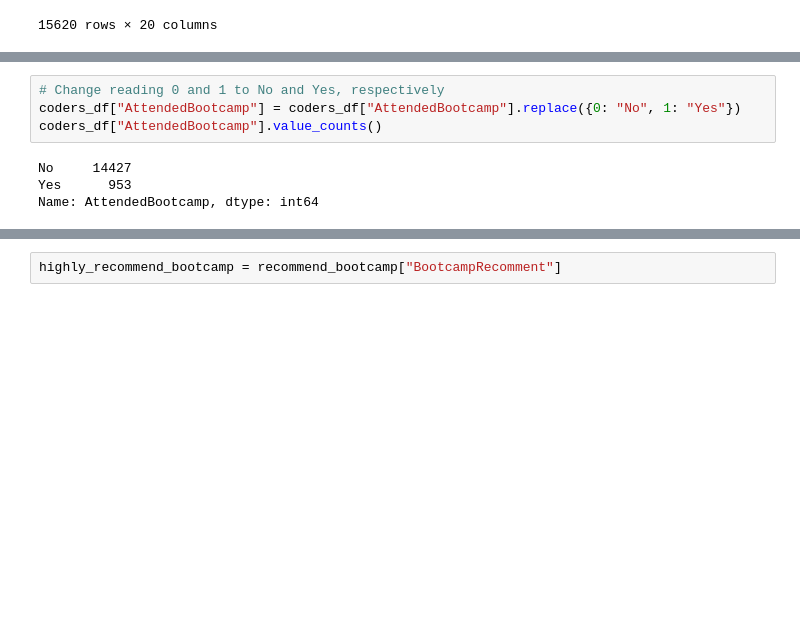
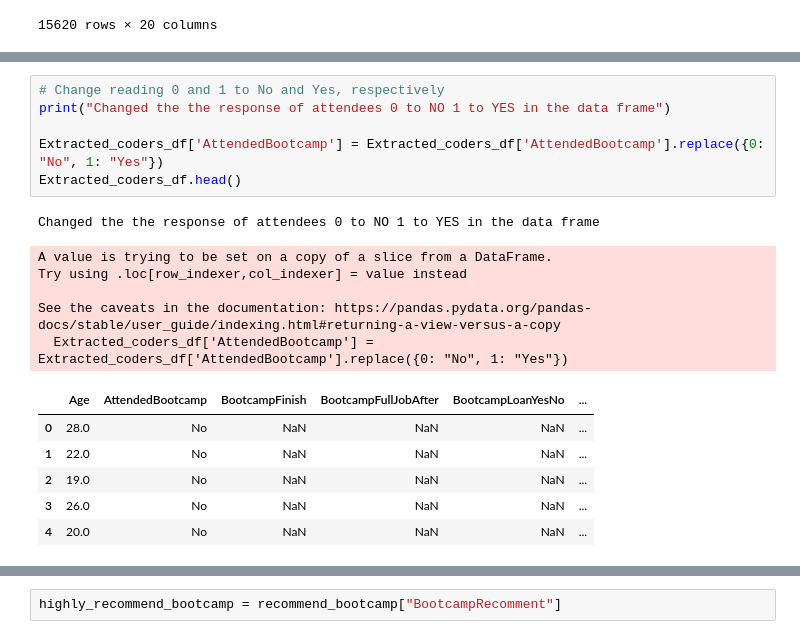
Before and after one commit to Fraolabebe/pandas-challenge, a Jupyter notebook: Project/Mini Project Part 2/project_part_two.ipynb, the cells around one changed output, grey strips where cells are left out. Saved outputs shown, nothing was run; the diff lists cells and outputs as text; blank space fills up the shorter version.

```diff
--- a/Project/Mini Project Part 2/project_part_two.ipynb
+++ b/Project/Mini Project Part 2/project_part_two.ipynb
@@ -43,8 +62,19 @@ Extracted_coders_df
 # %%
 # Change reading 0 and 1 to No and Yes, respectively
-coders_df["AttendedBootcamp"] = coders_df["AttendedBootcamp"].replace({0: "No", 1: "Yes"})
-coders_df["AttendedBootcamp"].value_counts()
+print("Changed the the response of attendees 0 to NO 1 to YES in the data frame")
+
+Extracted_coders_df['AttendedBootcamp'] = Extracted_coders_df['AttendedBootcamp'].replace({0: "No", 1: "Yes"})
+Extracted_coders_df.head()
 # %% [output]
-No     14427
-Yes      953
-Name: AttendedBootcamp, dtype: int64
+Changed the the response of attendees 0 to NO 1 to YES in the data frame
+A value is trying to be set on a copy of a slice from a DataFrame.
+Try using .loc[row_indexer,col_indexer] = value instead
+
+See the caveats in the documentation: https://pandas.pydata.org/pandas-docs/stable/user_guide/indexing.html#returning-a-view-versus-a-copy
+  Extracted_coders_df['AttendedBootcamp'] = Extracted_coders_df['AttendedBootcamp'].replace({0: "No", 1: "Yes"})
+|  | Age | AttendedBootcamp | BootcampFinish | BootcampFullJobAfter | BootcampLoanYesNo | ... |
+| 0 | 28.0 | No | NaN | NaN | NaN | ... |
+| 1 | 22.0 | No | NaN | NaN | NaN | ... |
+| 2 | 19.0 | No | NaN | NaN | NaN | ... |
+| 3 | 26.0 | No | NaN | NaN | NaN | ... |
+| 4 | 20.0 | No | NaN | NaN | NaN | ... |
```
Also changed, not shown: parts of 16 cells of this notebook, 2 other files.
